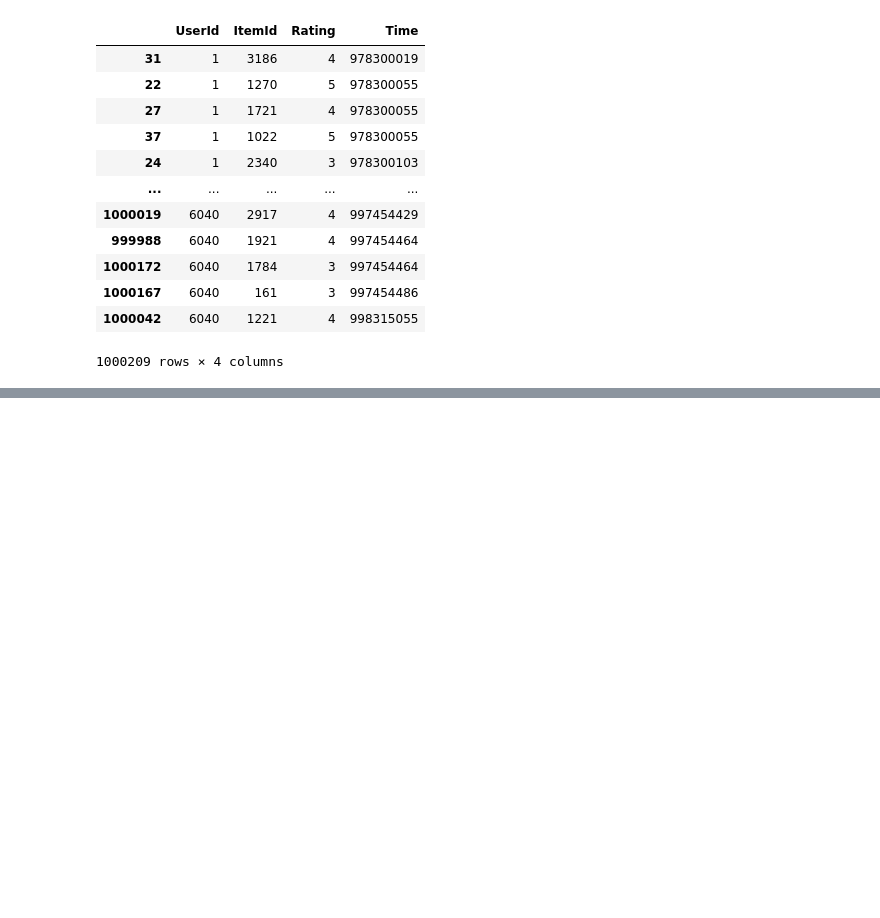
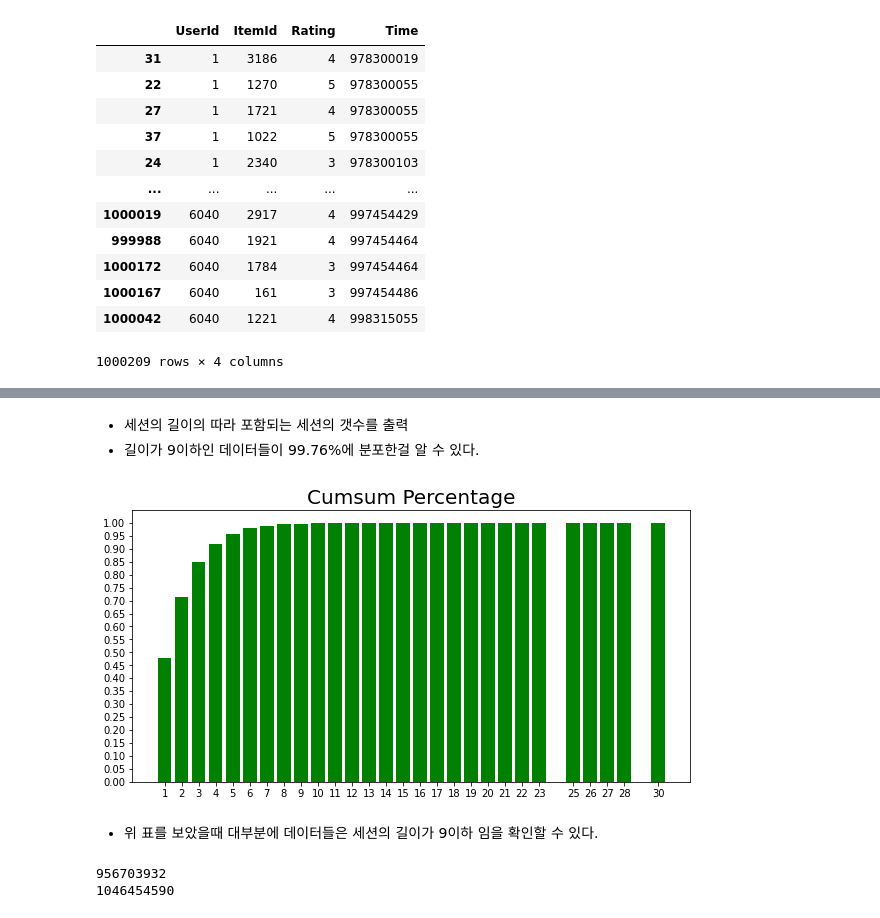
Before and after one commit to oddhyeon/Aiffel, a Jupyter notebook: [E-12]next_movie/[E-12]next_movie.ipynb, the cells around one changed output, grey strips where cells are left out. Drawn from its saved outputs; the diff is of its cells as text; code cells hidden in the pictures; blank space fills up the shorter version.

```diff
--- a/[E-12]next_movie/[E-12]next_movie.ipynb
+++ b/[E-12]next_movie/[E-12]next_movie.ipynb
@@ -48,0 +78,4 @@ data
+# %%
+df = data.groupby(['UserId','Time'])['ItemId'].count().reset_index()
+df.reset_index(inplace=True)
+df
@@ -48,0 +96,5 @@ data
+# %%
+data = pd.merge(data, df,on=['UserId','Time'])
+data.drop(columns='ItemId_y',inplace=True)
+data.columns = ['UserId','ItemId','Rating','Time','SessionId']
+data
@@ -48,0 +117,3 @@ data
+# %%
+session_length = data.groupby('SessionId').size()
+session_length
@@ -48,0 +140,6 @@ data
+# %%
+length_count = session_length.groupby(session_length).size()
+length_percent_cumsum = length_count.cumsum() / length_count.sum()
+length_percent_cumsum_999 = length_percent_cumsum[length_percent_cumsum < 0.999]
+
+length_percent_cumsum_999
@@ -48,0 +157,24 @@ data
+# %% [markdown]
+- 세션의 길이의 따라 포함되는 세션의 갯수를 출력
+- 길이가 9이하인 데이터들이 99.76%에 분포한걸 알 수 있다.
+# %%
+import matplotlib.pyplot as plt
+
+plt.figure(figsize=(10, 5))
+plt.bar(x=length_percent_cumsum.index,
+        height=length_percent_cumsum,color = 'green')
+plt.xticks(length_percent_cumsum.index)
+plt.yticks(np.arange(0, 1.01, 0.05))
+plt.title('Cumsum Percentage', size=20)
+plt.show()
+# %% [output]
+[figure, added]
+# %% [markdown]
+- 위 표를 보았을때 대부분에 데이터들은 세션의 길이가 9이하 임을 확인할 수 있다.
+# %%
+oldest, latest = data['Time'].min(), data['Time'].max()
+print(oldest)
+print(latest)
+# %% [output]
+956703932
+1046454590
```
Also changed, not shown: parts of 47 cells of this notebook.
